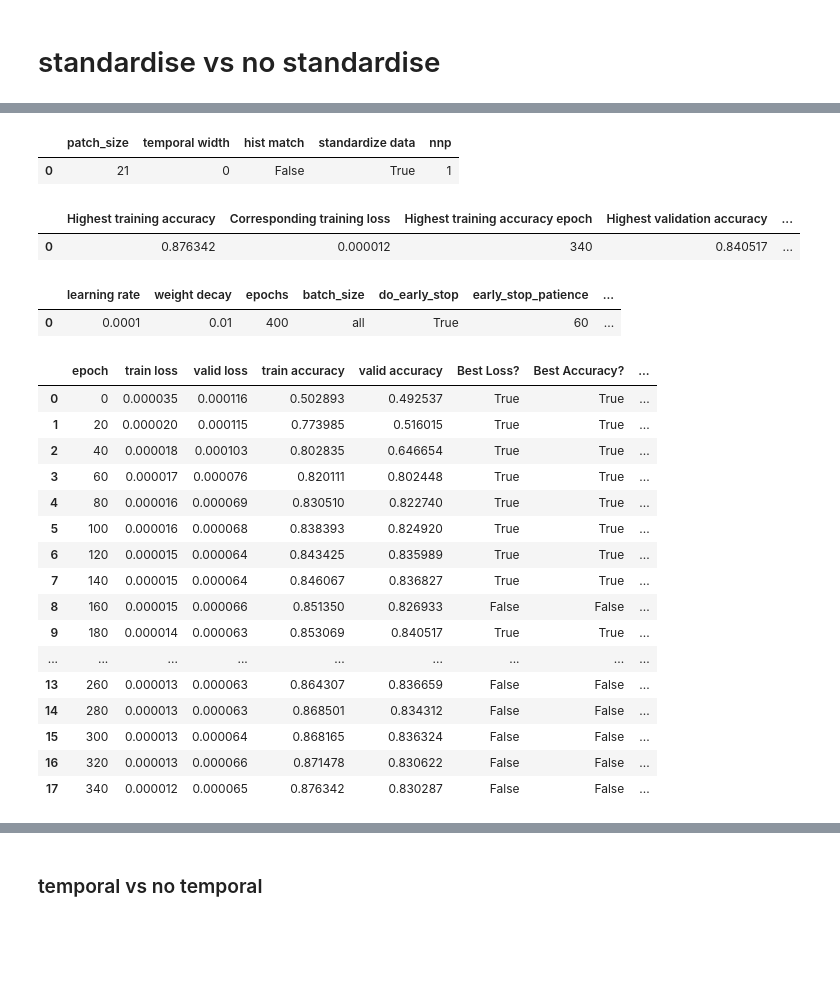
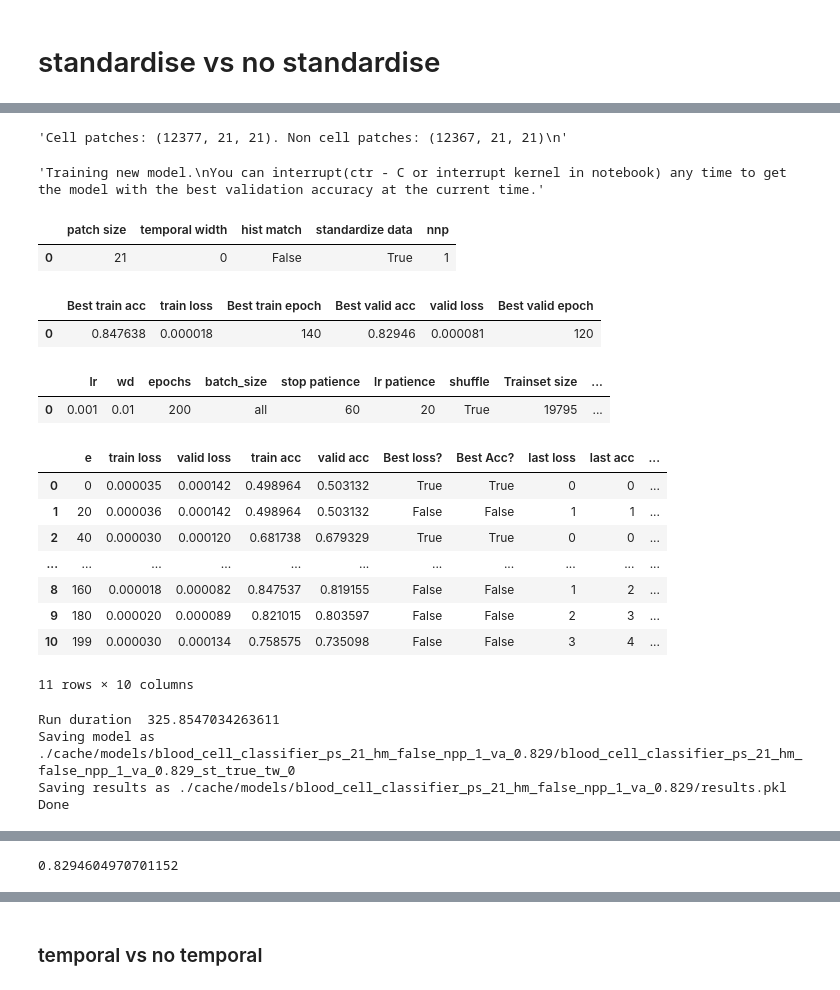
Before and after one commit to cchadj/cell-tracking-ucl-thesis, a Jupyter notebook: train-model-minimal.ipynb, the cells around one changed output, grey strips where cells are left out. Cells and saved outputs as stored; diff of their text form; code cells hidden in the pictures; blank space fills up the shorter version.

Commit message:
train results

```diff
--- a/train-model-minimal.ipynb
+++ b/train-model-minimal.ipynb
@@ -36,0 +1,18 @@ Using device: cuda
+# %%
+%load_ext autoreload
+%autoreload 2
+%autosave 5
+
+import torch
+import collections
+from copy import deepcopy
+
+from sharedvariables import get_video_sessions
+from train_model import train_model_demo
+
+device = torch.device('cuda' if torch.cuda.is_available() else 'cpu')
+print('Using device:', device)
+print()
+
+
+video_sessions_registered = get_video_sessions(should_be_registered=True, should_have_marked_cells=True)
@@ -37,5 +24,18 @@ Using device: cuda
 # %% [markdown]
 # standardise vs no standardise
+# %%
+train_params = collections.OrderedDict(
+    epochs=200,
+    lr = .001,
+
+    weight_decay=0.01,
+    batch_size='all', # can be a number or None/'all' to train all trainset at once.
+    do_early_stop=True,  # Optional default True
+    early_stop_patience=60, # How many epochs with no validation accuracy improvement before stopping early
+    learning_rate_scheduler_patience=20, # How many epochs with no validation accuracy improvement before lowering learning rate
+    evaluate_epochs=10,
+
+    shuffle=True)
 # %%
 model, results = train_model_demo(
                  patch_size=21,
@@ -84,37 +93,36 @@ Negative accuracy:       0.844
 # %%
 model, results = train_model_demo(
                  patch_size=21,
                  temporal_width=0,
                  do_hist_match=False,
                  n_negatives_per_positive=1,
                  standardize_dataset=True,
 
-                 train_params=train_params,
+                 video_sessions = video_sessions_registered,
+                 train_params=deepcopy(train_params),
                  try_load_data_from_cache=False,
                  try_load_model_from_cache=False,
                 )
 results.best_valid_accuracy
 # %% [output]
+'Cell patches: (12377, 21, 21). Non cell patches: (12367, 21, 21)\n'
+'Training new model.\nYou can interrupt(ctr - C or interrupt kernel in notebook) any time to get the model with the best validation accuracy at the current time.'
-|  | patch_size | temporal width | hist match | standardize data | nnp |
+|  | patch size | temporal width | hist match | standardize data | nnp |
 | 0 | 21 | 0 | False | True | 1 |
-|  | Highest training accuracy | Corresponding training loss | Highest training accuracy epoch | Highest validation accuracy | ... |
-| 0 | 0.876342 | 0.000012 | 340 | 0.840517 | ... |
+|  | Best train acc | train loss | Best train epoch | Best valid acc | valid loss | Best valid epoch |
+| 0 | 0.847638 | 0.000018 | 140 | 0.82946 | 0.000081 | 120 |
-|  | learning rate | weight decay | epochs | batch_size | do_early_stop | early_stop_patience | ... |
-| 0 | 0.0001 | 0.01 | 400 | all | True | 60 | ... |
+|  | lr | wd | epochs | batch_size | stop patience | lr patience | shuffle | Trainset size | ... |
+| 0 | 0.001 | 0.01 | 200 | all | 60 | 20 | True | 19795 | ... |
-|  | epoch | train loss | valid loss | train accuracy | valid accuracy | Best Loss? | Best Accuracy? | ... |
-| 0 | 0 | 0.000035 | 0.000116 | 0.502893 | 0.492537 | True | True | ... |
-| 1 | 20 | 0.000020 | 0.000115 | 0.773985 | 0.516015 | True | True | ... |
-| 2 | 40 | 0.000018 | 0.000103 | 0.802835 | 0.646654 | True | True | ... |
-| 3 | 60 | 0.000017 | 0.000076 | 0.820111 | 0.802448 | True | True | ... |
-| 4 | 80 | 0.000016 | 0.000069 | 0.830510 | 0.822740 | True | True | ... |
-| 5 | 100 | 0.000016 | 0.000068 | 0.838393 | 0.824920 | True | True | ... |
-| 6 | 120 | 0.000015 | 0.000064 | 0.843425 | 0.835989 | True | True | ... |
-| 7 | 140 | 0.000015 | 0.000064 | 0.846067 | 0.836827 | True | True | ... |
-| 8 | 160 | 0.000015 | 0.000066 | 0.851350 | 0.826933 | False | False | ... |
-| 9 | 180 | 0.000014 | 0.000063 | 0.853069 | 0.840517 | True | True | ... |
-| ... | ... | ... | ... | ... | ... | ... | ... | ... |
-| 13 | 260 | 0.000013 | 0.000063 | 0.864307 | 0.836659 | False | False | ... |
-| 14 | 280 | 0.000013 | 0.000063 | 0.868501 | 0.834312 | False | False | ... |
-| 15 | 300 | 0.000013 | 0.000064 | 0.868165 | 0.836324 | False | False | ... |
-| 16 | 320 | 0.000013 | 0.000066 | 0.871478 | 0.830622 | False | False | ... |
-| 17 | 340 | 0.000012 | 0.000065 | 0.876342 | 0.830287 | False | False | ... |
+|  | e | train loss | valid loss | train acc | valid acc | Best loss? | Best Acc? | last loss | last acc | ... |
+| 0 | 0 | 0.000035 | 0.000142 | 0.498964 | 0.503132 | True | True | 0 | 0 | ... |
+| 1 | 20 | 0.000036 | 0.000142 | 0.498964 | 0.503132 | False | False | 1 | 1 | ... |
+| 2 | 40 | 0.000030 | 0.000120 | 0.681738 | 0.679329 | True | True | 0 | 0 | ... |
+| ... | ... | ... | ... | ... | ... | ... | ... | ... | ... | ... |
+| 8 | 160 | 0.000018 | 0.000082 | 0.847537 | 0.819155 | False | False | 1 | 2 | ... |
+| 9 | 180 | 0.000020 | 0.000089 | 0.821015 | 0.803597 | False | False | 2 | 3 | ... |
+| 10 | 199 | 0.000030 | 0.000134 | 0.758575 | 0.735098 | False | False | 3 | 4 | ... |
+11 rows × 10 columns
+Run duration  325.8547034263611
+Saving model as ./cache/models/blood_cell_classifier_ps_21_hm_false_npp_1_va_0.829/blood_cell_classifier_ps_21_hm_false_npp_1_va_0.829_st_true_tw_0
+Saving results as ./cache/models/blood_cell_classifier_ps_21_hm_false_npp_1_va_0.829/results.pkl
+Done
@@ -120,0 +146 @@ results.best_valid_accuracy
+0.8294604970701152
```
Also changed, not shown: parts of 34 cells of this notebook.
